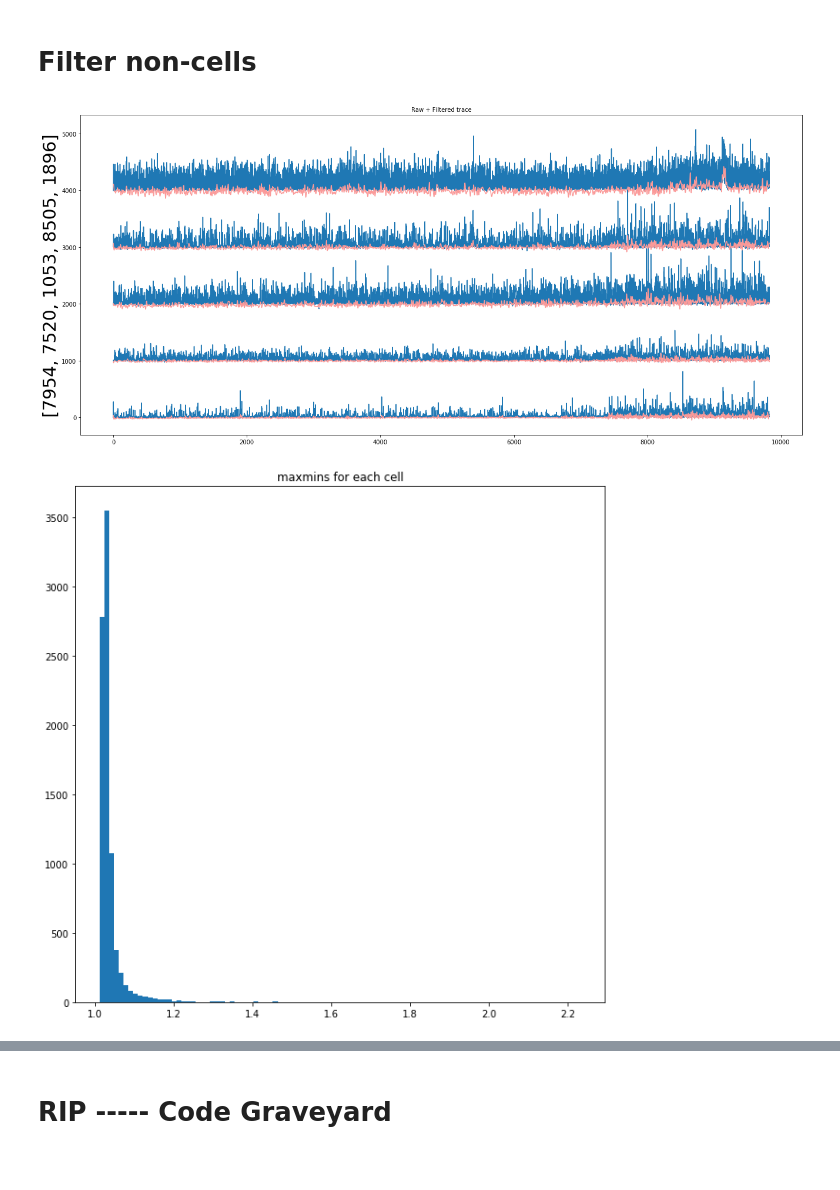
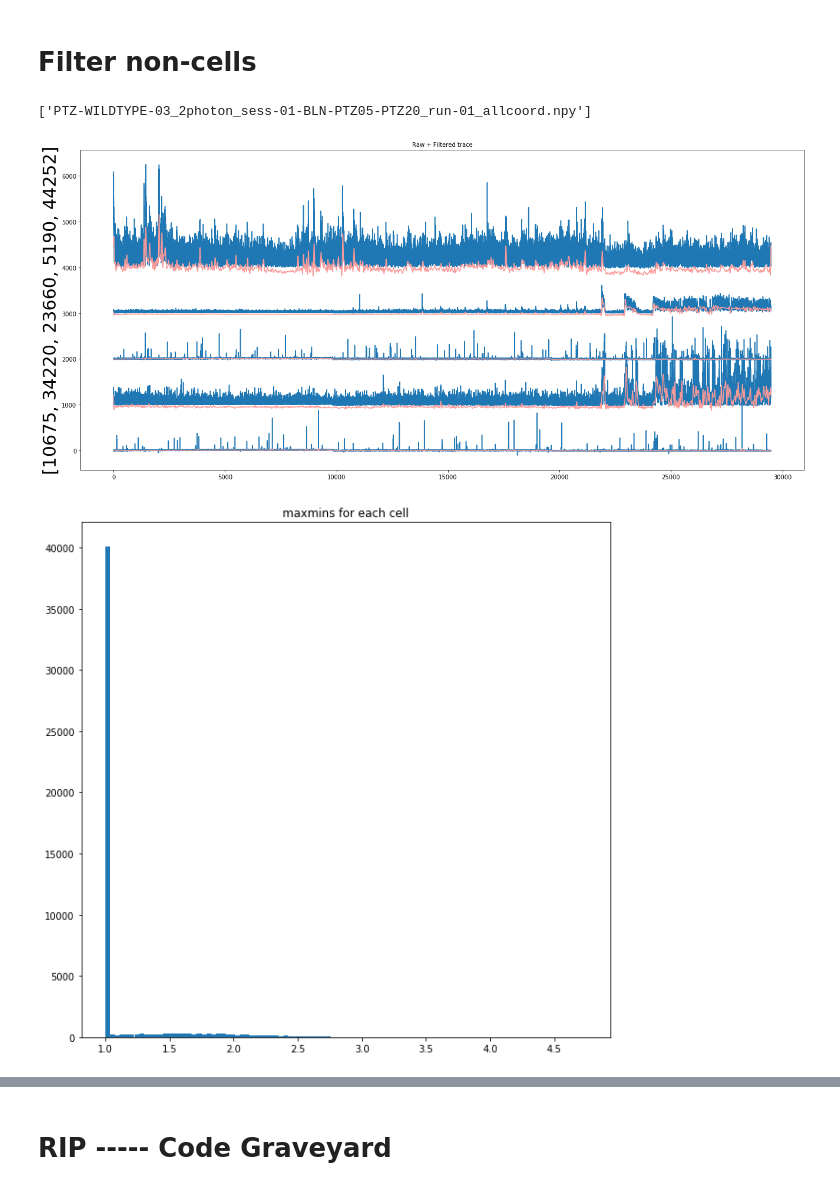
Before and after one commit to dafishcode/img_process, a Jupyter notebook: extract.ipynb, the cells around one changed output, grey strips where cells are left out. Saved outputs shown, nothing was run; the diff lists cells and outputs as text; code cells hidden in the pictures.

```diff
--- a/extract.ipynb
+++ b/extract.ipynb
@@ -75,31 +121,34 @@ plane9 backed up
 # %%
 # Choose path and create lists of coord and trace files
 #---------------------------------------------------------------------------
-experiment = 'LIGHTSTIM-WILDTYPE'
+experiment = 'PTZ-WILDTYPE'
 os.chdir(Fdrop + 'Project/' + experiment)
-coordlist = sorted(glob.glob('*allcoord.npy'))
-tracelist = sorted(glob.glob('*alltrace.npy'))
+coordlist = sorted(glob.glob('*BLN-PTZ05-PTZ20*allcoord.npy'))
+tracelist = sorted(glob.glob('*BLN-PTZ05-PTZ20*alltrace.npy'))
+coordlist
+# %% [output]
+['PTZ-WILDTYPE-03_2photon_sess-01-BLN-PTZ05-PTZ20_run-01_allcoord.npy']
 # %%
 # Choose fish + condition - just tab in brackets to find list
 #---------------------------------------------------------------------------
-Fcoord = 'LIGHTSTIM-WILDTYPE-05_2photon_sess-01-5dpf_LIGHTON_run-01_allcoord.npy'
-Ftrace = 'LIGHTSTIM-WILDTYPE-05_2photon_sess-01-5dpf_LIGHTON_run-01_alltrace.npy'
+Fcoord = 'PTZ-WILDTYPE-03_2photon_sess-01-BLN-PTZ05-PTZ20_run-01_allcoord.npy'
+Ftrace = 'PTZ-WILDTYPE-03_2photon_sess-01-BLN-PTZ05-PTZ20_run-01_alltrace.npy'
 # Create dict - Fish
 #---------------------------------------------------------------------------
 Fish = {'Trace':np.load(Ftrace), 'Coord': np.load(Fcoord)}
 
 # Apply bandpass filter normalise and choose n cells to plot, plot raw + filt
 #-----------------------------------------------------------------------------
 Ffilt, Fnorm = xfn.fish_filter(Fish['Trace'], highcut = 500, lowcut = 0, nplt = 5)
 Fish.update({'Filt':Ffilt, 'Norm':Fnorm})
 
 # Define size of sliding window in frames to calculate max of mins
 #---------------------------------------------------------------------------
 Fmxmn = xfn.fish_max_min(Fish['Norm'], window =9)
 Fish.update({'Maxmin':Fmxmn})
 # %% [output]
-[figure, old version]
+[figure, new version]
-[figure, old version]
+[figure, new version]
 # %%
 # Set threshold and visualise
 #ELIMINATE BASED ON CELLS THAT ABSOLUTELY MUST BE NOISE - better to be more relaxed and not remove
```
Also changed, not shown: parts of 12 cells of this notebook, 1 other file.
